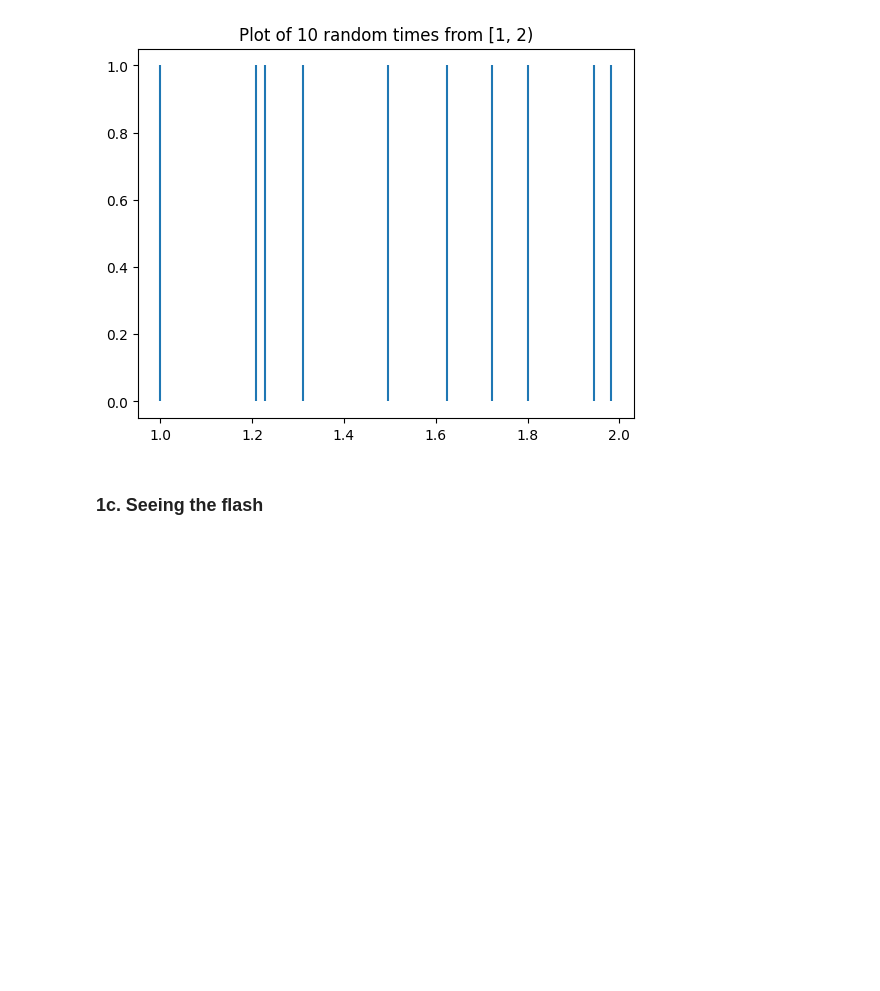
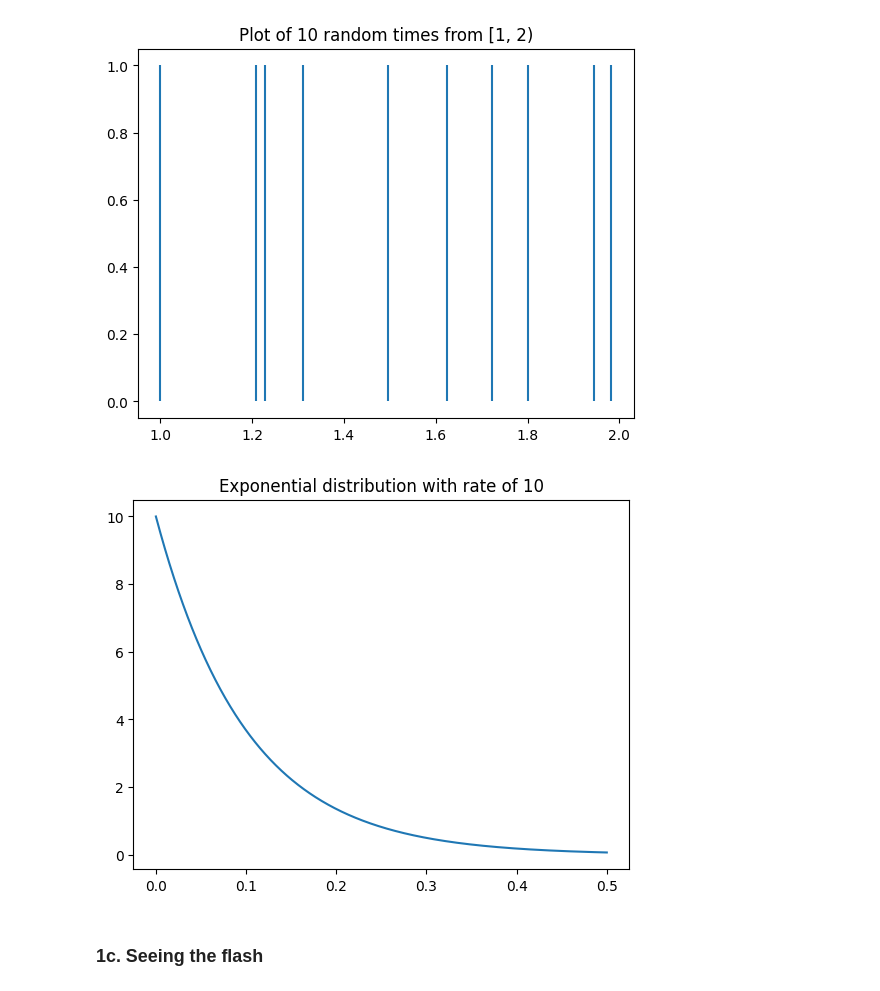
Before and after one commit to hwelch/computational_perception, a Jupyter notebook: A2/A2b/A2b_hjw36.ipynb, the cells around one changed output. Saved outputs shown, nothing was run; the diff lists cells and outputs as text; code cells hidden in the pictures; blank space fills up the shorter version.

```diff
--- a/A2/A2b/A2b_hjw36.ipynb
+++ b/A2/A2b/A2b_hjw36.ipynb
@@ -21,6 +21,12 @@ t = randintervals(10, l=10, t1=1)
 plotflash(t, t1=1, t2=2)
 # %% [output]
 [figure]
+# %%
+from dim_flash import plot_exponential_distribution
+
+plot_exponential_distribution(10)
+# %% [output]
+[figure, added]
 # %% [markdown]
 ### 1c. Seeing the flash
 # %% [markdown]
```
Also changed, not shown: parts of 1 cell of this notebook, 2 other files.
